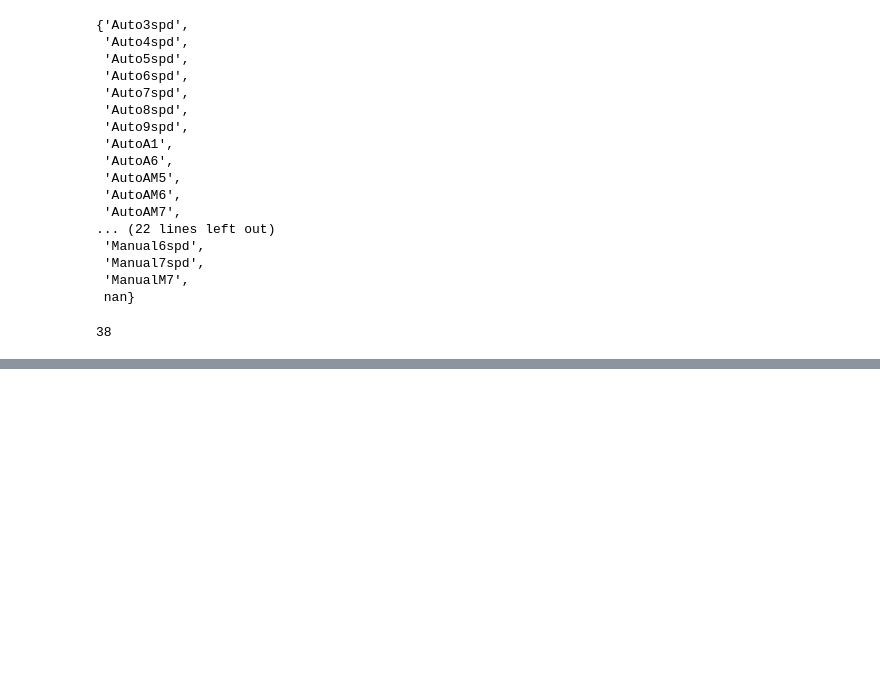
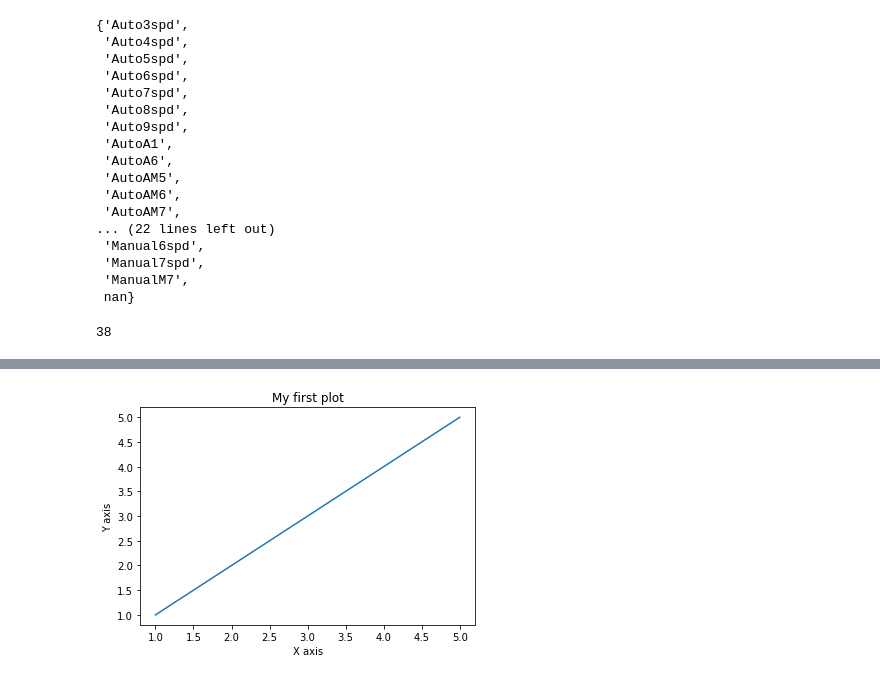
Before and after one commit to thomas-cares/data-pt-ber-08-20, a Jupyter notebook: practice/codealong.ipynb, the cells around one changed output, grey strips where cells are left out. Saved outputs shown, nothing was run; the diff lists cells and outputs as text; code cells hidden in the pictures; blank space fills up the shorter version.

```diff
--- a/practice/codealong.ipynb
+++ b/practice/codealong.ipynb
@@ -1338,0 +1412,13 @@ help(pd.merge)
+# %%
+#LINE PLOT######
+
+x=[1,2,3,4,5]
+y=[1,2,3,4,5]
+plt.plot(x,y)
+#between plot and show we specify lay out specifics
+plt.title('My first plot')
+plt.xlabel('X axis')
+plt.ylabel('Y axis')
+plt.show()
+# %% [output]
+[figure, added]
```
Also changed, not shown: parts of 22 cells of this notebook, 7 other files.
